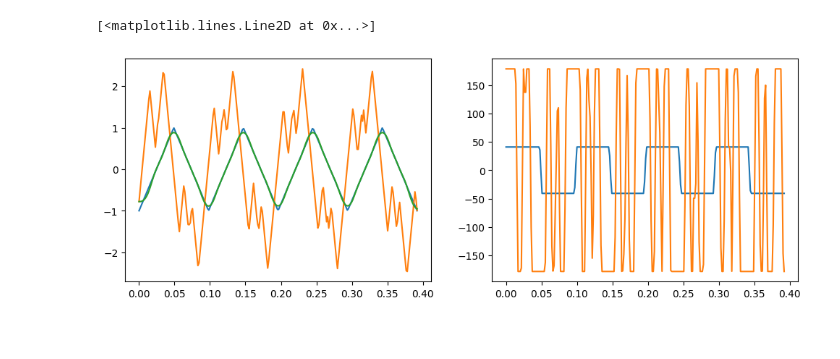
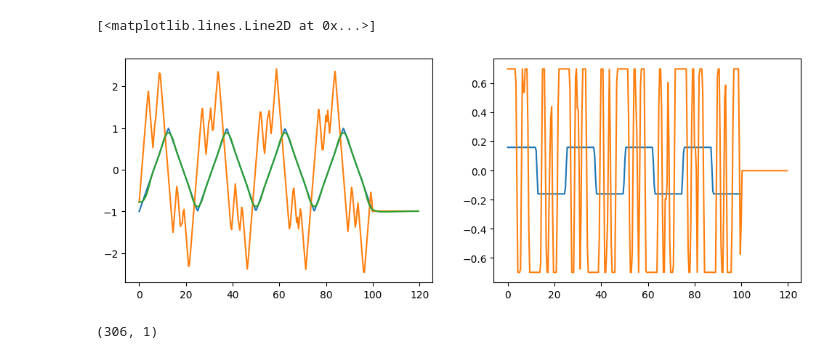
Before and after one commit to tiqi-group/pytrans-examples, a Jupyter notebook: examples/filter_compensation.ipynb, the cells around one changed output. Saved outputs shown, nothing was run; the diff lists cells and outputs as text; code cells hidden in the pictures.

Commit message:
Up filter example
Former-commit-id: b7d1de41cbc4cca716bf072f8a04f57fec5884c0

```diff
--- a/examples/filter_compensation.ipynb
+++ b/examples/filter_compensation.ipynb
@@ -44,34 +44,35 @@ from pytrans import objectives as obj
 from pytrans.solver import solver
 from models.surface_trap import SurfaceTrap
 
-from pytrans.filter import lfilter_waveform
+from pytrans.filter import lfilter_waveform, pad_waveform
 
 
 trap = SurfaceTrap(["DCintop"])
 
-t = np.linspace(0, 1, 256)
-voltage = sg.sawtooth(2 * np.pi * 4 * t, width=0.5)
+_t = np.arange(256)
+voltage0 = sg.sawtooth(2 * np.pi * 4 * _t / _t.max(), width=0.5)
 
 step_objectives = [
-    [obj.VoltageObjective(v)]
-    for v in voltage
+    [obj.VoltageObjective([v])]
+    for v in voltage0
 ]
 
+# step_objectives.extend([step_objectives[-1]] * 50)
+
 global_objectives = [
-    obj.SlewRateObjective(),
-    obj.SlewRateObjective(50e6, constraint_type='<='),
+    obj.SlewRateObjective(weight=1),
+    obj.SlewRateObjective(1e6, constraint_type='<='),
     # obj.VoltageObjective(10, constraint_type='<='),
     # obj.VoltageObjective(-10, constraint_type='>=')
 ]
 
 # trap_filter = None
 trap_filter = _trap_filter
+# step_objectives[0][0].weight *= 10
 
 print("Running solver")
 # start_value = np.tile(v_start, (len(step_objectives), 1))
-waveform, final_costs = solver(trap, step_objectives, global_objectives, trap_filter=trap_filter, verbose=False)
+waveform0 = solver(trap, step_objectives, global_objectives, trap_filter=trap_filter, verbose=True)
 print("done")
-
-waveform = waveform.value
 # %% [output]
 Running solver
@@ -81,20 +99,29 @@ done
 # %%
 
 b, a, dt = _trap_filter
-tt = t * dt * 1e6
-waveform_filt = lfilter_waveform(b, a, waveform)
+n_pad = 50
+tt = _t * dt * 1e6
+tf = np.arange(len(waveform0) + n_pad) * dt * 1e6
+waveform_filt = lfilter_waveform(b, a, waveform0, pad_after=n_pad)
+voltage = voltage0
+waveform = pad_waveform(waveform0, n_pad)
+
 
 fig, (ax, ax1) = plt.subplots(1, 2, figsize=(12, 4))
 ax.plot(tt, voltage)
-ax.plot(tt, waveform)
-ax.plot(tt, waveform_filt)
+ax.plot(tf, waveform)
+ax.plot(tf, waveform_filt)
 # plt.ylim(-2.3, 2.3)
 
 dv = np.gradient(voltage, tt, axis=0)
-dw = np.gradient(waveform, tt, axis=0)
+dw = np.gradient(waveform, tf, axis=0)
 
 ax1.plot(tt, dv)
-ax1.plot(tt, dw)
+ax1.plot(tf, dw)
 # %% [output]
 [<matplotlib.lines.Line2D at 0x...>]
-[figure, old version]
+[figure, new version]
+# %%
+waveform.shape
+# %% [output]
+(306, 1)
```
Also changed, not shown: parts of 1 cell of this notebook.
